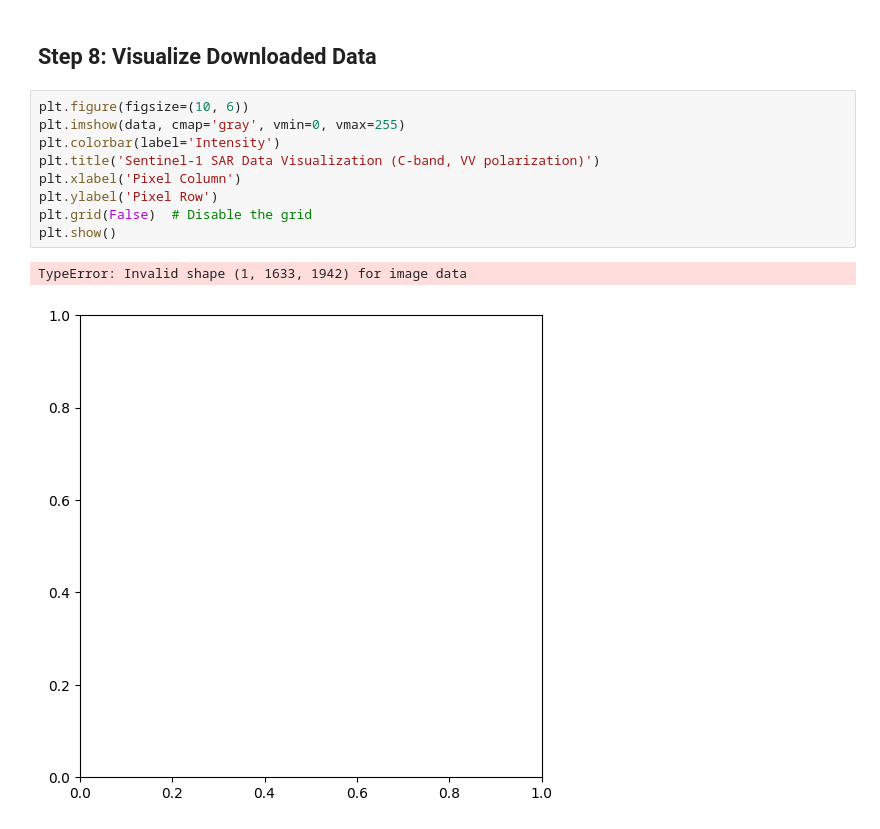
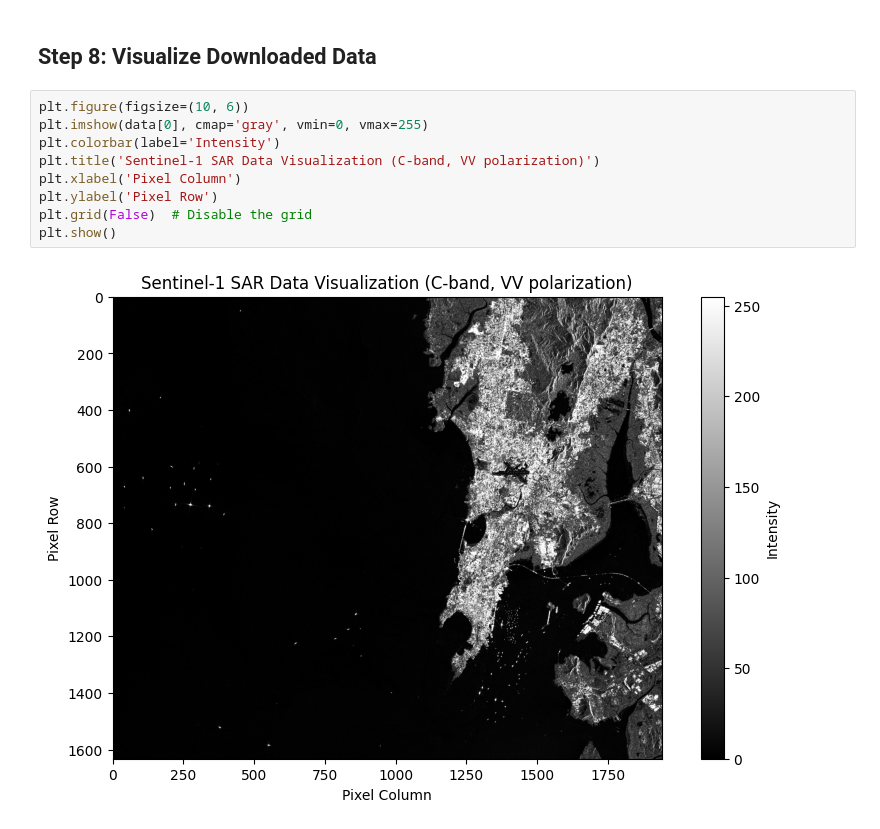
Before and after one commit to aryaniyaps/sentinel-1-sar-extraction, a Jupyter notebook: notebooks/download_sar_data.ipynb, the cells around one changed output. Cells and saved outputs as stored; diff of their text form.

Commit message:
add visualization

```diff
--- a/notebooks/download_sar_data.ipynb
+++ b/notebooks/download_sar_data.ipynb
@@ -138,13 +138,12 @@ Downloaded 1 images.
 ## Step 8: Visualize Downloaded Data
 # %%
 plt.figure(figsize=(10, 6))
-plt.imshow(data, cmap='gray', vmin=0, vmax=255)
+plt.imshow(data[0], cmap='gray', vmin=0, vmax=255)
 plt.colorbar(label='Intensity')
 plt.title('Sentinel-1 SAR Data Visualization (C-band, VV polarization)')
 plt.xlabel('Pixel Column')
 plt.ylabel('Pixel Row')
 plt.grid(False)  # Disable the grid
 plt.show()
 # %% [output]
-TypeError: Invalid shape (1, 1633, 1942) for image data
-[figure, old version]
+[figure, new version]
```
